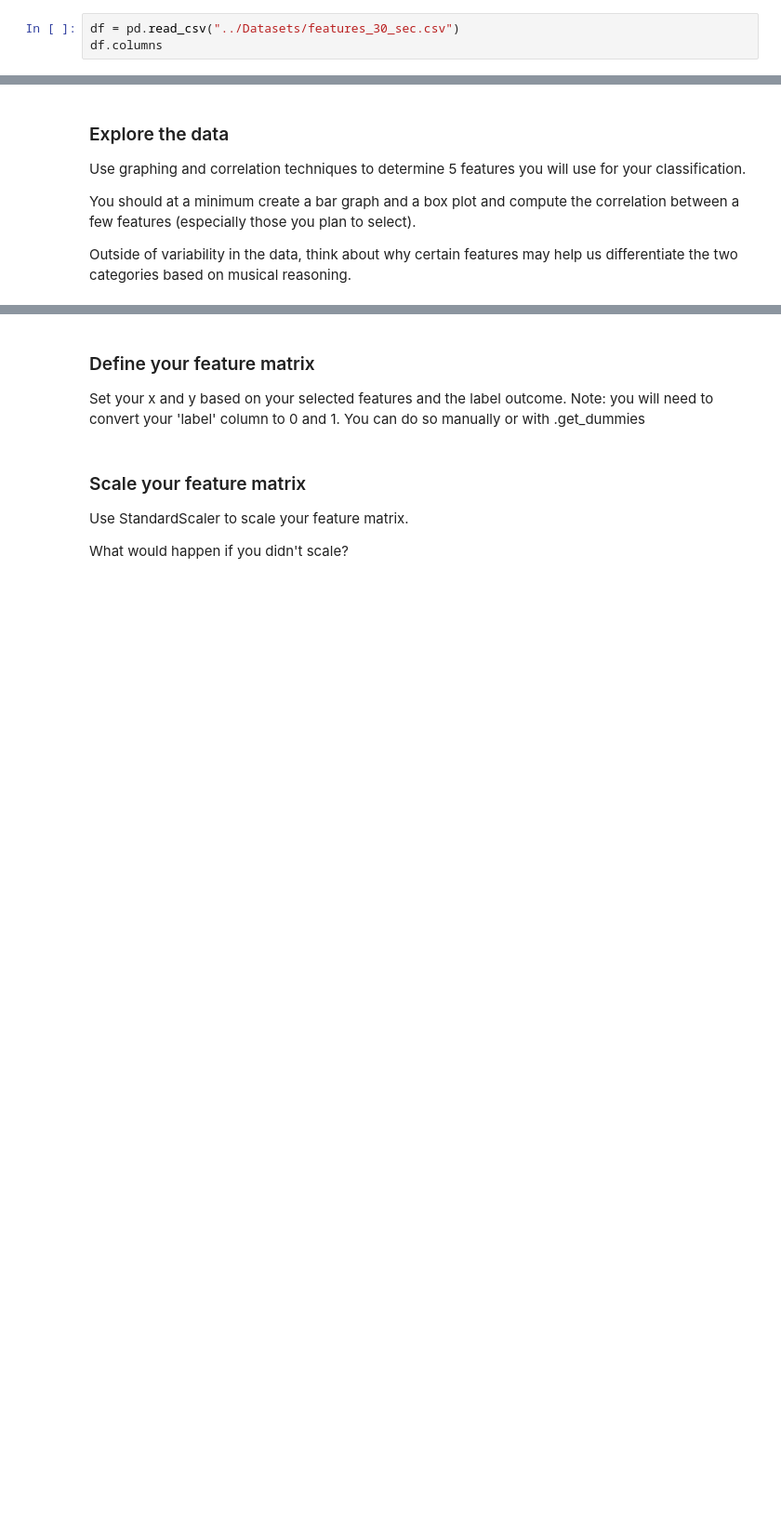
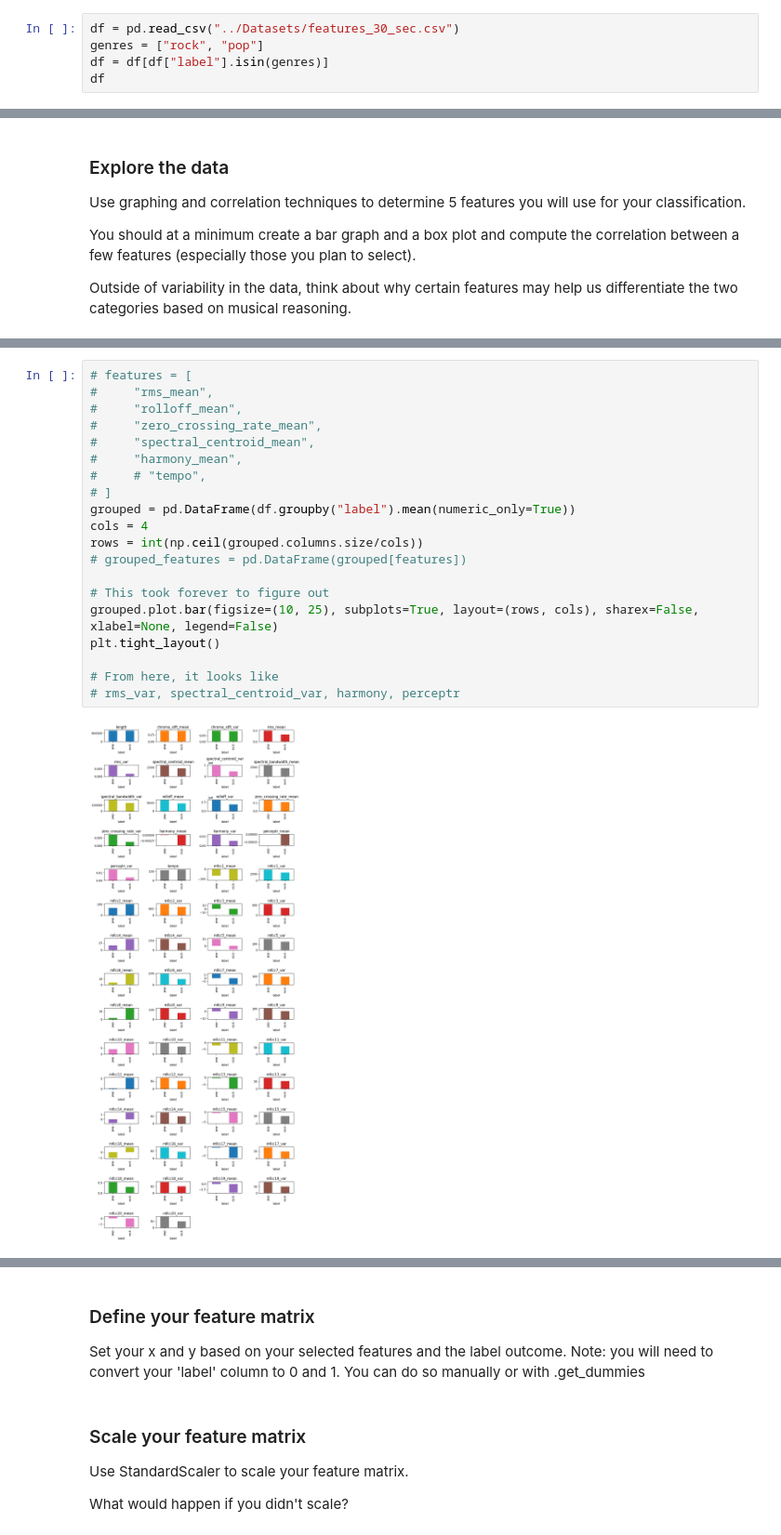
Before and after one commit to SamK65/AudioTechII, a Jupyter notebook: Activities/Activity7_PandasRegression.ipynb, the cells around one changed output, grey strips where cells are left out. Shown at 93% size. Cells and saved outputs as stored; diff of their text form; blank space fills up the shorter version.

```diff
--- a/Activities/Activity7_PandasRegression.ipynb
+++ b/Activities/Activity7_PandasRegression.ipynb
@@ -16,5 +16,7 @@ In this activity, you will build a binomial classifier with logistic regression.
 First, read the csv into a dataframe. Then, create a new dataframe that only includes rock and pop samples.
 # %%
 df = pd.read_csv("../Datasets/features_30_sec.csv")
-df.columns
+genres = ["rock", "pop"]
+df = df[df["label"].isin(genres)]
+df
 # %% [output]
@@ -43,0 +62,22 @@ Outside of variability in the data, think about why certain features may help us
+# %%
+# features = [
+#     "rms_mean",
+#     "rolloff_mean",
+#     "zero_crossing_rate_mean",
+#     "spectral_centroid_mean",
+#     "harmony_mean",
+#     # "tempo",
+# ]
+grouped = pd.DataFrame(df.groupby("label").mean(numeric_only=True))
+cols = 4
+rows = int(np.ceil(grouped.columns.size/cols))
+# grouped_features = pd.DataFrame(grouped[features])
+
+# This took forever to figure out
+grouped.plot.bar(figsize=(10, 25), subplots=True, layout=(rows, cols), sharex=False, xlabel=None, legend=False)
+plt.tight_layout()
+
+# From here, it looks like
+# rms_var, spectral_centroid_var, harmony, perceptr
+# %% [output]
+[figure, added]
```
Also changed, not shown: parts of 8 cells of this notebook.
